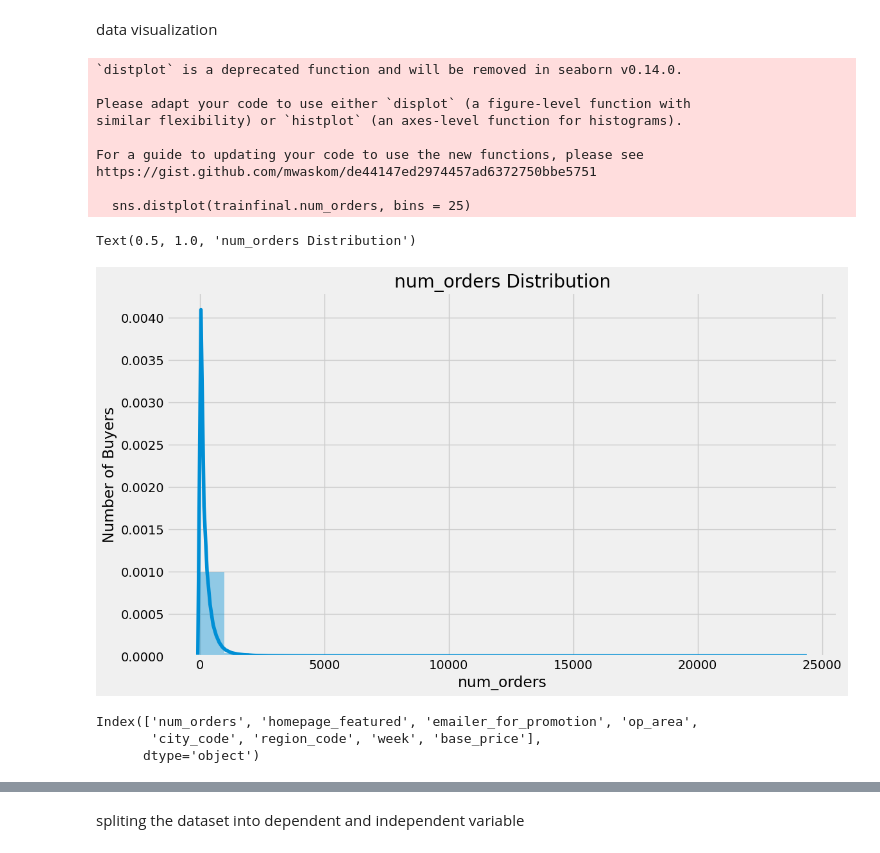
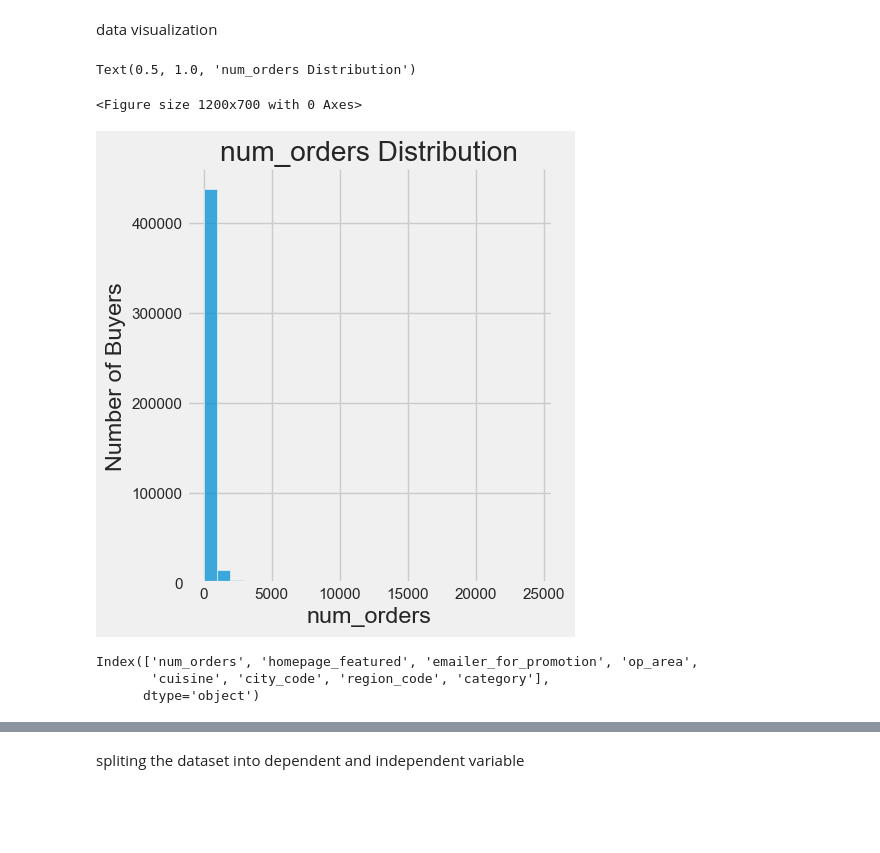
Before and after one commit to Sathishg1342/Food_Demand_Estimation, a Jupyter notebook: Data_processing.ipynb, the cells around one changed output, grey strips where cells are left out. Saved outputs shown, nothing was run; the diff lists cells and outputs as text; code cells hidden in the pictures; blank space fills up the shorter version.

```diff
--- a/Data_processing.ipynb
+++ b/Data_processing.ipynb
@@ -183,30 +183,29 @@ data visualization
 # %%
 plt.style.use('fivethirtyeight')
 plt.figure(figsize=(12,7))
-sns.distplot(trainfinal.num_orders, bins = 25)
+sns.displot(trainfinal.num_orders, bins = 25)
 plt.xlabel("num_orders")
 plt.ylabel("Number of Buyers")
 plt.title("num_orders Distribution")
 # %% [output]
-`distplot` is a deprecated function and will be removed in seaborn v0.14.0.
-
-Please adapt your code to use either `displot` (a figure-level function with
-similar flexibility) or `histplot` (an axes-level function for histograms).
-
-For a guide to updating your code to use the new functions, please see
-https://gist.github.com/mwaskom/de44147ed2974457ad6372750bbe5751
-
-  sns.distplot(trainfinal.num_orders, bins = 25)
+Text(0.5, 1.0, 'num_orders Distribution')
-Text(0.5, 1.0, 'num_orders Distribution')
+<Figure size 1200x700 with 0 Axes>
-[figure, old version]
+[figure, new version]
 # %%
 trainfinal2 = trainfinal.drop(['id'], axis=1)
+# Loop through the columns
+for col in trainfinal2.columns:
+    if trainfinal2[col].dtype == 'object':
+        # Create a LabelEncoder object
+        le = LabelEncoder()
+        # Fit and transform the data
+        trainfinal2[col] = le.fit_transform(trainfinal2[col])
 correlation = trainfinal2.corr(method='pearson')
 columns = correlation.nlargest(8, 'num_orders').index
 columns
 # %% [output]
 Index(['num_orders', 'homepage_featured', 'emailer_for_promotion', 'op_area',
-       'city_code', 'region_code', 'week', 'base_price'],
+       'cuisine', 'city_code', 'region_code', 'category'],
       dtype='object')
 # %%
 correlation_map = np.corrcoef(trainfinal2[columns].values.T)
```
Also changed, not shown: parts of 16 cells of this notebook, 4 other files.
